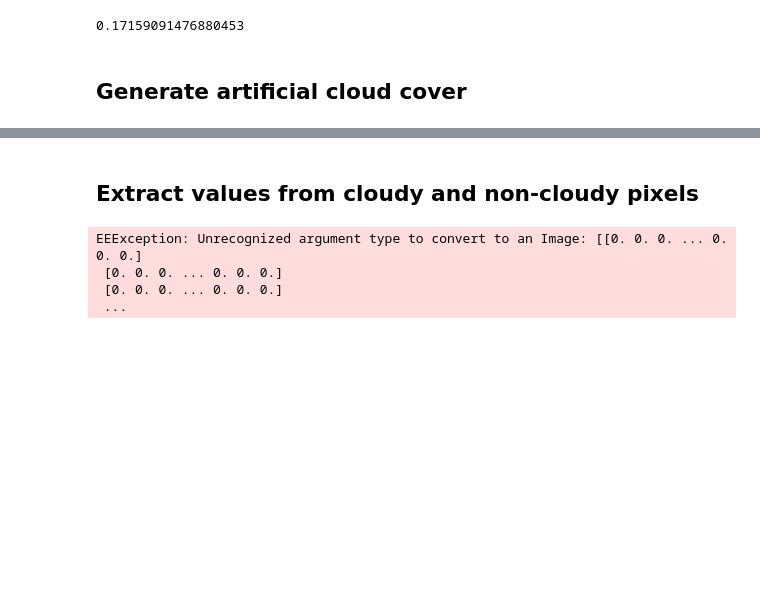
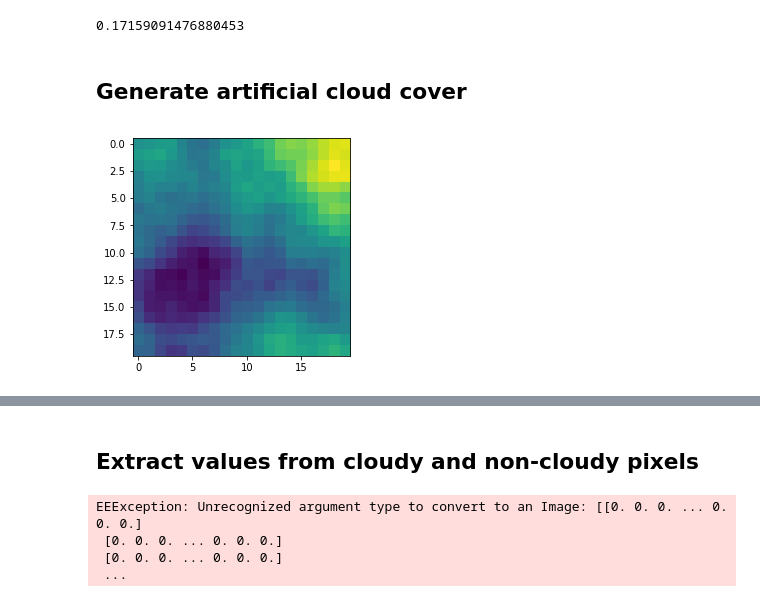
Before and after one commit to ianpdavies/cloudy_flood_prediction, a Jupyter notebook: notebooks/preprocessing.ipynb, the cells around one changed output, grey strips where cells are left out. Drawn from its saved outputs; the diff is of its cells as text; code cells hidden in the pictures; blank space fills up the shorter version.

```diff
--- a/notebooks/preprocessing.ipynb
+++ b/notebooks/preprocessing.ipynb
@@ -226,6 +233,29 @@ for i in range(shape[0]):
 
 # ===========================================
 # Trying to add seed as scaled z value to 3D Perlin nose
+# %%
+def perlin_noise(shape, scale, octaves, persistence, lacunarity, seed):
+    world = np.zeros(shape)
+    for i in range(shape[0]):
+        for j in range(shape[1]):
+            world[i][j] = noise.pnoise3(x = i/scale,
+                                        y = j/scale,
+                                        z = seed,
+                                        octaves=octaves,
+                                        persistence=persistence,
+                                        lacunarity=lacunarity,
+                                        repeatx=1024,
+                                        repeaty=1024,
+                                        base=0)
+    return(world)
+
+world = perlin_noise(shape = [20,20], scale = 30, octaves = 6, persistence = 0.5, lacunarity = 2.0, seed = 27)
+
+ax = plt.subplots()
+plt.imshow(world)
+plt.show()
+# %% [output]
+[figure, added]
 # %%
 # divide the perlin values almost symmetrically as cloud/non-cloud
 clouds = world < -0.1 # higher threshold = larger cloud clumps
```
Also changed, not shown: parts of 10 cells of this notebook.
